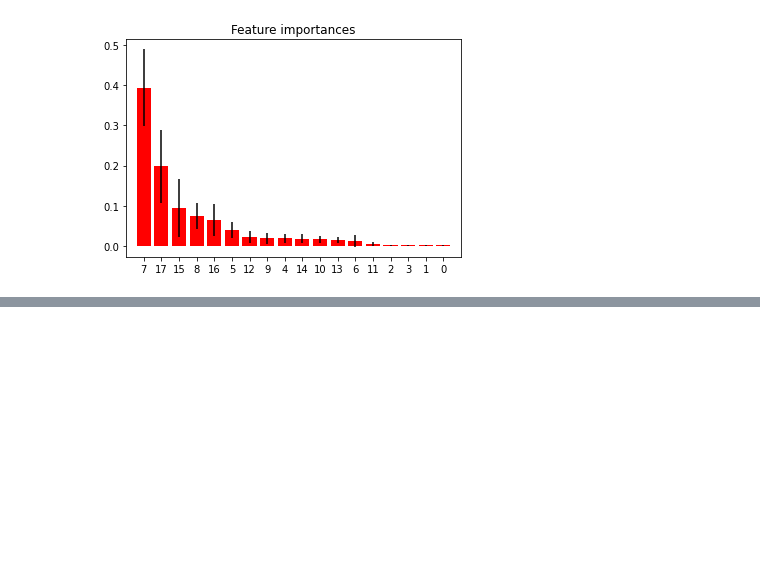
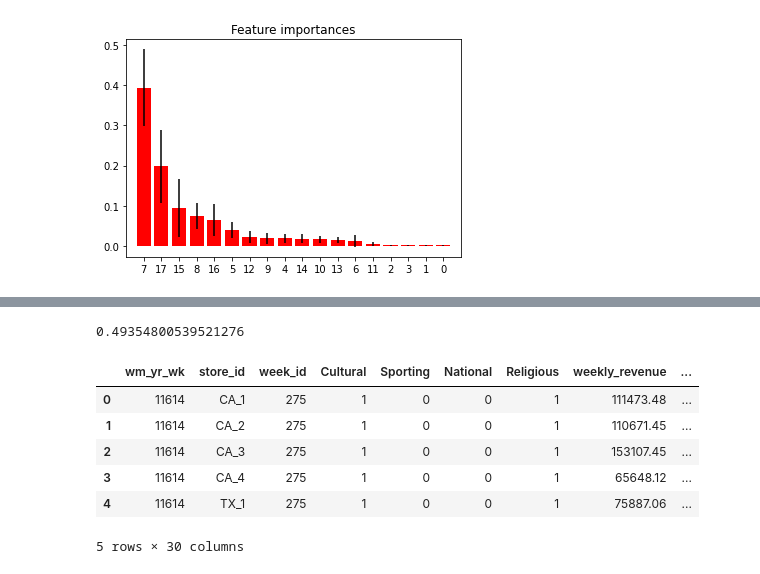
Before and after one commit to harryzyz/ISYE6740GroupProject, a Jupyter notebook: MadisonModeling.ipynb, the cells around one changed output, grey strips where cells are left out. Cells and saved outputs as stored; diff of their text form; code cells hidden in the pictures; blank space fills up the shorter version.

```diff
--- a/MadisonModeling.ipynb
+++ b/MadisonModeling.ipynb
@@ -329,0 +378,9 @@ Feature ranking:
+# %%
+eval_new = eval_df.copy()
+
+# Subset to variables that seem appropriate - variables considered in linear regression
+# Variables - week_id, store_id, log_pct_change, store_id_WI_3, price_CA, price_WI, price_TX, gas_price, log_amzn_price, log_weekly_revenue
+drop_col = ['wm_yr_wk','week_id', 'store_id', 'log_pct_change', 'price_CA', 'price_WI', 'price_TX', 'log_amzn_price', 'log_weekly_revenue', 'log_gas_price']
+eval_new.drop(drop_col, axis=1, inplace=True) # dropping columns
+
+eval_new.head()
@@ -329,0 +394,28 @@ Feature ranking:
+# %%
+X_eval = eval_new.drop('weekly_revenue', axis = 1)
+y_eval = eval_new['weekly_revenue']
+# %%
+# Generate predictions
+y_pred_eval_rf = RF_clf.predict(X_eval)
+# %%
+# Calculate MAPE
+mape_eval_rf = statistics.mean(abs((y_eval - y_pred_eval_rf)/y_eval))
+
+print(mape_eval_rf)
+# %% [output]
+0.49354800539521276
+# %%
+# Merge prediction to dataset to sort by week
+df_eval_rf = pd.DataFrame({'y_pred_eval_rf':y_pred_eval_rf})
+
+df_eval_rf_2= pd.concat([eval_df, df_eval_rf], axis=1)
+
+df_eval_rf_2.head()
+# %% [output]
+|  | wm_yr_wk | store_id | week_id | Cultural | Sporting | National | Religious | weekly_revenue | ... |
+| 0 | 11614 | CA_1 | 275 | 1 | 0 | 0 | 1 | 111473.48 | ... |
+| 1 | 11614 | CA_2 | 275 | 1 | 0 | 0 | 1 | 110671.45 | ... |
+| 2 | 11614 | CA_3 | 275 | 1 | 0 | 0 | 1 | 153107.45 | ... |
+| 3 | 11614 | CA_4 | 275 | 1 | 0 | 0 | 1 | 65648.12 | ... |
+| 4 | 11614 | TX_1 | 275 | 1 | 0 | 0 | 1 | 75887.06 | ... |
+5 rows × 30 columns
```
Also changed, not shown: parts of 17 cells of this notebook.
